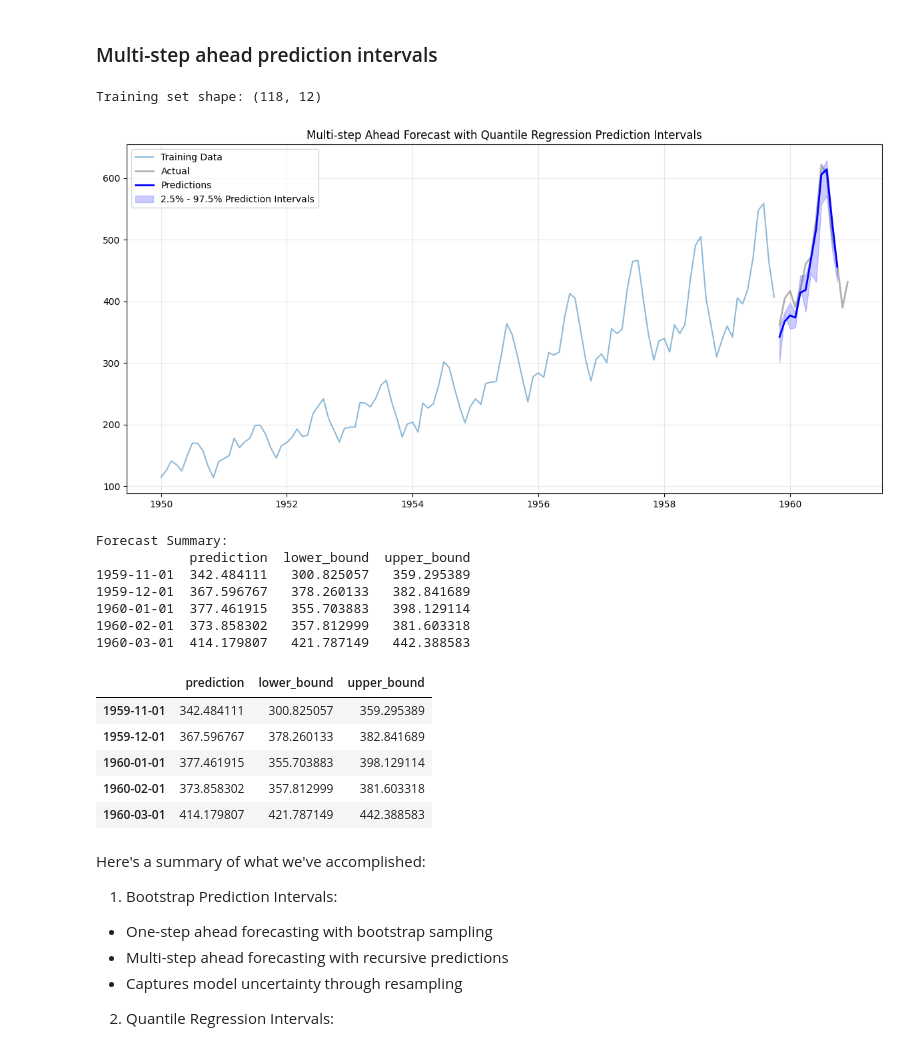
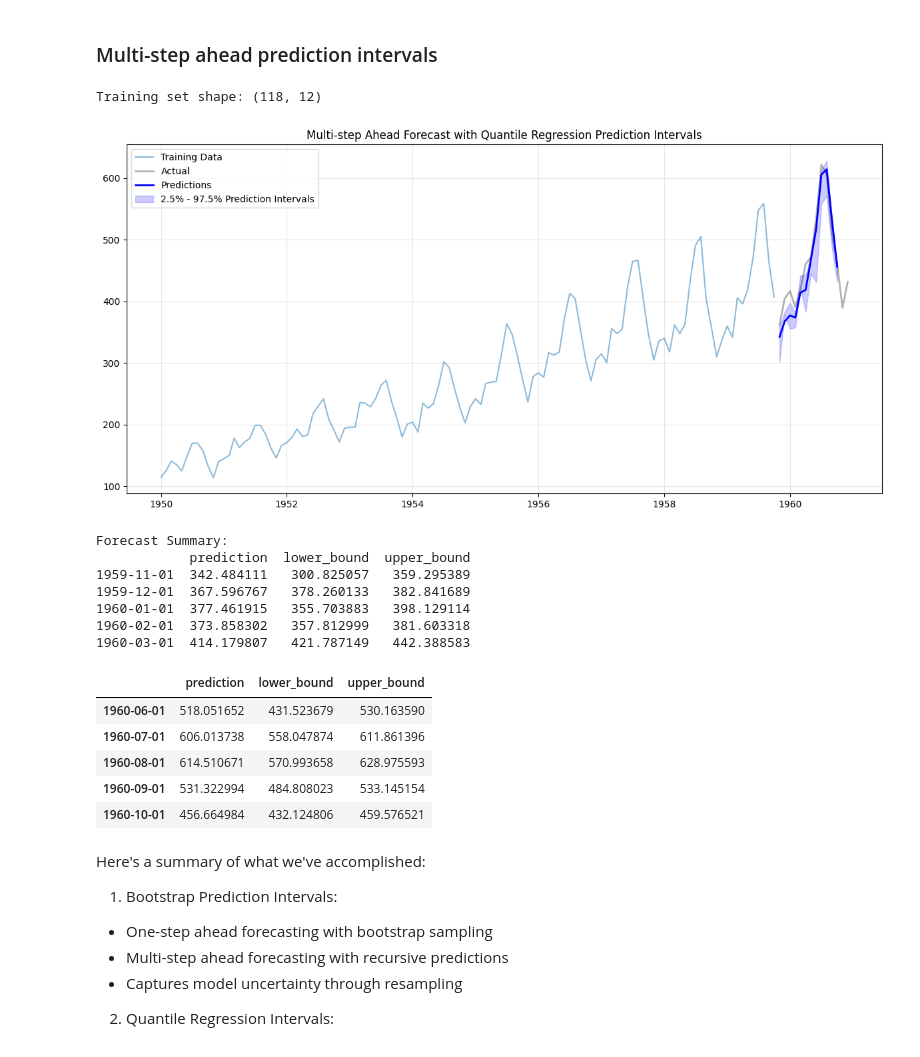
Before and after one commit to PJalgotrader/Deep_forecasting-USU, a Jupyter notebook: Lectures and codes/Module 5- Machine Learning Forecasting/Module5-prediction_intervals.ipynb, the cells around one changed output. Cells and saved outputs as stored; diff of their text form; code cells hidden in the pictures.

```diff
--- a/Lectures and codes/Module 5- Machine Learning Forecasting/Module5-prediction_intervals.ipynb
+++ b/Lectures and codes/Module 5- Machine Learning Forecasting/Module5-prediction_intervals.ipynb
@@ -232,7 +232,7 @@ from sklearn.ensemble import RandomForestRegressor
 from sklearn.neighbors import KNeighborsRegressor
 # %%
 # Create and use the function
-results = create_one_step_ahead_prediction_intervals(
+results_1step_boot = create_one_step_ahead_prediction_intervals(
     data=data,
     target_col='Passengers',
     n_lags=12,
@@ -242,7 +242,7 @@ results = create_one_step_ahead_prediction_intervals(
     lower_bound=10,
     upper_bound=90)
 
-results.head()
+results_1step_boot.head()
 # %% [output]
 Training set shape: (120, 12)
 Test set shape: (12, 12)
@@ -409,7 +409,7 @@ def create_multi_step_ahead_prediction_intervals(
 
     return results
 # %%
-results = create_multi_step_ahead_prediction_intervals(
+results_mstep_boot = create_multi_step_ahead_prediction_intervals(
     data=data,
     target_col='Passengers',
     n_lags=12,
@@ -421,7 +421,7 @@ results = create_multi_step_ahead_prediction_intervals(
     upper_bound=90
 )
 
-results.head()
+results_mstep_boot.head()
 # %% [output]
 Training set shape: (120, 12)
 Test set shape: (12, 12)
@@ -576,7 +575,7 @@ def create_1step_ahead_quantile_prediction_intervals(
 
     return results
 # %%
-results = create_1step_ahead_quantile_prediction_intervals(
+results_1step_QR = create_1step_ahead_quantile_prediction_intervals(
     data=data,
     target_col='Passengers',
     n_lags=12,
@@ -585,7 +584,7 @@ results = create_1step_ahead_quantile_prediction_intervals(
     upper_q=0.975
 )
 
-results.head()
+results_1step_QR.head()
 # %% [output]
 Training set shape: (118, 12)
 Test set shape: (14, 12)
@@ -768,33 +767,33 @@ def create_multistep_ahead_quantile_prediction_intervals(
 
     return results
 # %%
-results = create_multistep_ahead_quantile_prediction_intervals(
+results_mstep_QR = create_multistep_ahead_quantile_prediction_intervals(
     data=data,
     target_col='Passengers',
     n_lags=12,
     train_size=0.90,
     fh=12,
     lower_q=0.025,
     upper_q=0.975
 )
 
-results.head()
+results_mstep_QR.tail()
 # %% [output]
 Training set shape: (118, 12)
 [figure]
 Forecast Summary:
             prediction  lower_bound  upper_bound
 1959-11-01  342.484111   300.825057   359.295389
 1959-12-01  367.596767   378.260133   382.841689
 1960-01-01  377.461915   355.703883   398.129114
 1960-02-01  373.858302   357.812999   381.603318
 1960-03-01  414.179807   421.787149   442.388583
 |  | prediction | lower_bound | upper_bound |
-| 1959-11-01 | 342.484111 | 300.825057 | 359.295389 |
-| 1959-12-01 | 367.596767 | 378.260133 | 382.841689 |
-| 1960-01-01 | 377.461915 | 355.703883 | 398.129114 |
-| 1960-02-01 | 373.858302 | 357.812999 | 381.603318 |
-| 1960-03-01 | 414.179807 | 421.787149 | 442.388583 |
+| 1960-06-01 | 518.051652 | 431.523679 | 530.163590 |
+| 1960-07-01 | 606.013738 | 558.047874 | 611.861396 |
+| 1960-08-01 | 614.510671 | 570.993658 | 628.975593 |
+| 1960-09-01 | 531.322994 | 484.808023 | 533.145154 |
+| 1960-10-01 | 456.664984 | 432.124806 | 459.576521 |
 # %% [markdown]
 Here's a summary of what we've accomplished:
 
```
Also changed, not shown: parts of 6 cells of this notebook.
